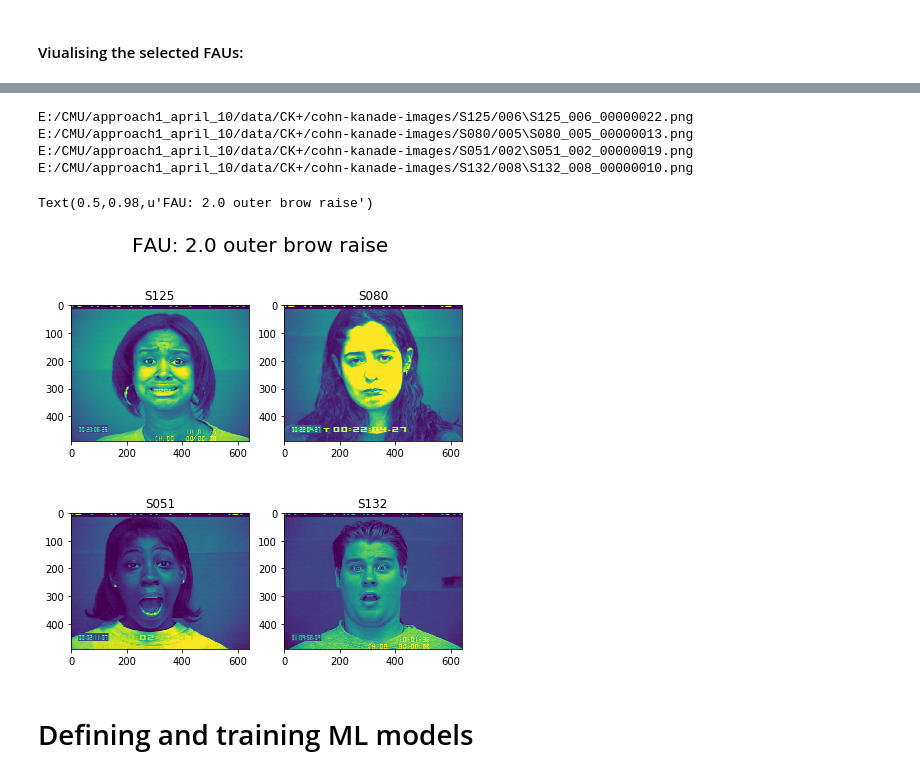
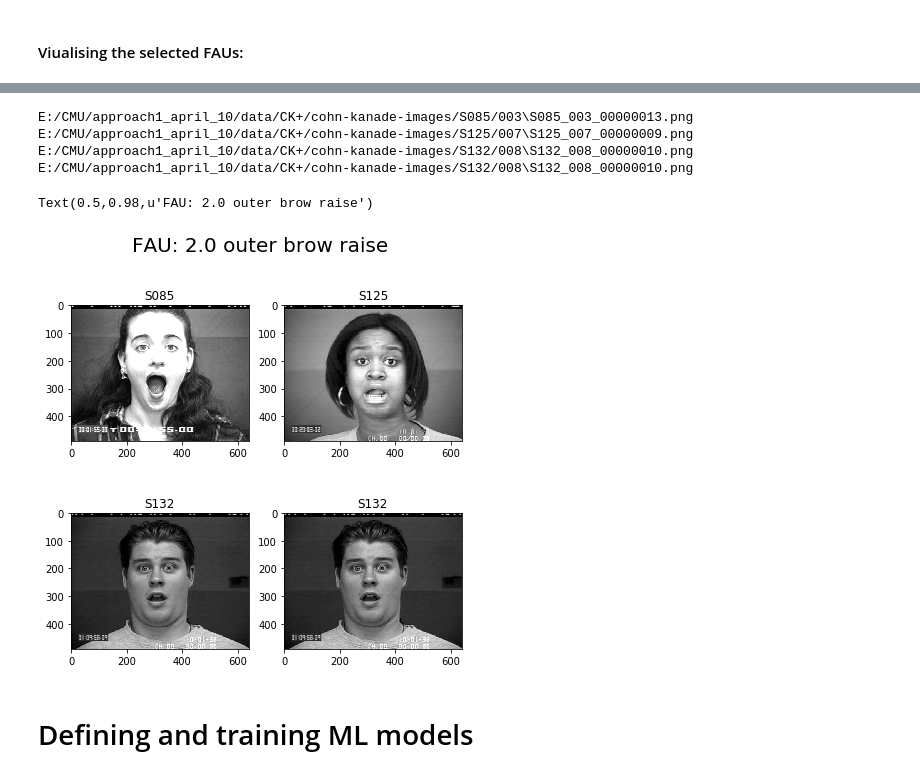
Before and after one commit to amogh112/tryingNaiveModelsEmotionDetect, a Jupyter notebook: try1.ipynb, the cells around one changed output, grey strips where cells are left out. Cells and saved outputs as stored; diff of their text form; code cells hidden in the pictures.

```diff
--- a/try1.ipynb
+++ b/try1.ipynb
@@ -502,7 +543,7 @@ i=0
 j=0
 for k,v in dict_file_FAU.iteritems():
     FAU_id=2.0
-    FAU_threshold=1.0
+    FAU_threshold=3.0
     if FAU_id in v.keys():
             i+=1
             if (v[FAU_id]>=FAU_threshold):
@@ -537,29 +588,29 @@ list_reqd_FAU has these many elements:  22
 # %%
 im1=(glob.glob(ck_original_path+list_reqd_FAU[np.random.randint(len(list_reqd_FAU))]+'/*.png')[-1])
 print im1
 im2=(glob.glob(ck_original_path+list_reqd_FAU[np.random.randint(len(list_reqd_FAU))]+'/*.png')[-1])
 print im2
 im3=(glob.glob(ck_original_path+list_reqd_FAU[np.random.randint(len(list_reqd_FAU))]+'/*.png')[-1])
 print im3
 im4=(glob.glob(ck_original_path+list_reqd_FAU[np.random.randint(len(list_reqd_FAU))]+'/*.png')[-1])
 print im4
 f, axarr = plt.subplots(2,2, figsize=(7,7))
-axarr[0,0].imshow(mpimg.imread(im1))
+axarr[0,0].imshow(mpimg.imread(im1),cmap='gray')
 axarr[0,0].title.set_text(im1.split('/')[-2])
-axarr[0,1].imshow(mpimg.imread(im2))
+axarr[0,1].imshow(mpimg.imread(im2),cmap='gray')
 axarr[0,1].title.set_text(im2.split('/')[-2])
-axarr[1,0].imshow(mpimg.imread(im3))
+axarr[1,0].imshow(mpimg.imread(im3),cmap='gray')
 axarr[1,0].title.set_text(im3.split('/')[-2])
-axarr[1,1].imshow(mpimg.imread(im4))
+axarr[1,1].imshow(mpimg.imread(im4),cmap='gray')
 axarr[1,1].title.set_text(im4.split('/')[-2])
 f.suptitle('FAU: '+str(2.0)+' outer brow raise',fontsize=20)
 # %% [output]
-E:/CMU/approach1_april_10/data/CK+/cohn-kanade-images/S125/006\S125_006_00000022.png
-E:/CMU/approach1_april_10/data/CK+/cohn-kanade-images/S080/005\S080_005_00000013.png
-E:/CMU/approach1_april_10/data/CK+/cohn-kanade-images/S051/002\S051_002_00000019.png
+E:/CMU/approach1_april_10/data/CK+/cohn-kanade-images/S085/003\S085_003_00000013.png
+E:/CMU/approach1_april_10/data/CK+/cohn-kanade-images/S125/007\S125_007_00000009.png
 E:/CMU/approach1_april_10/data/CK+/cohn-kanade-images/S132/008\S132_008_00000010.png
+E:/CMU/approach1_april_10/data/CK+/cohn-kanade-images/S132/008\S132_008_00000010.png
 Text(0.5,0.98,u'FAU: 2.0 outer brow raise')
-[figure, old version]
+[figure, new version]
 # %% [markdown]
 # Defining and training ML models
 # %% [markdown]
```
Also changed, not shown: parts of 52 cells of this notebook.
